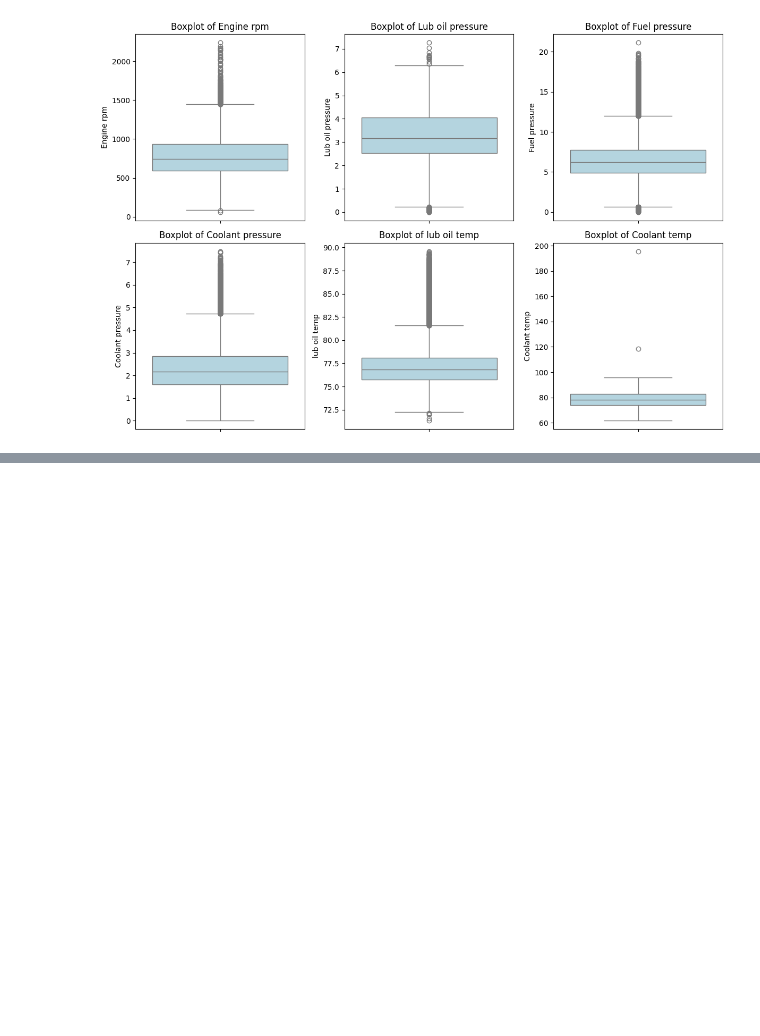
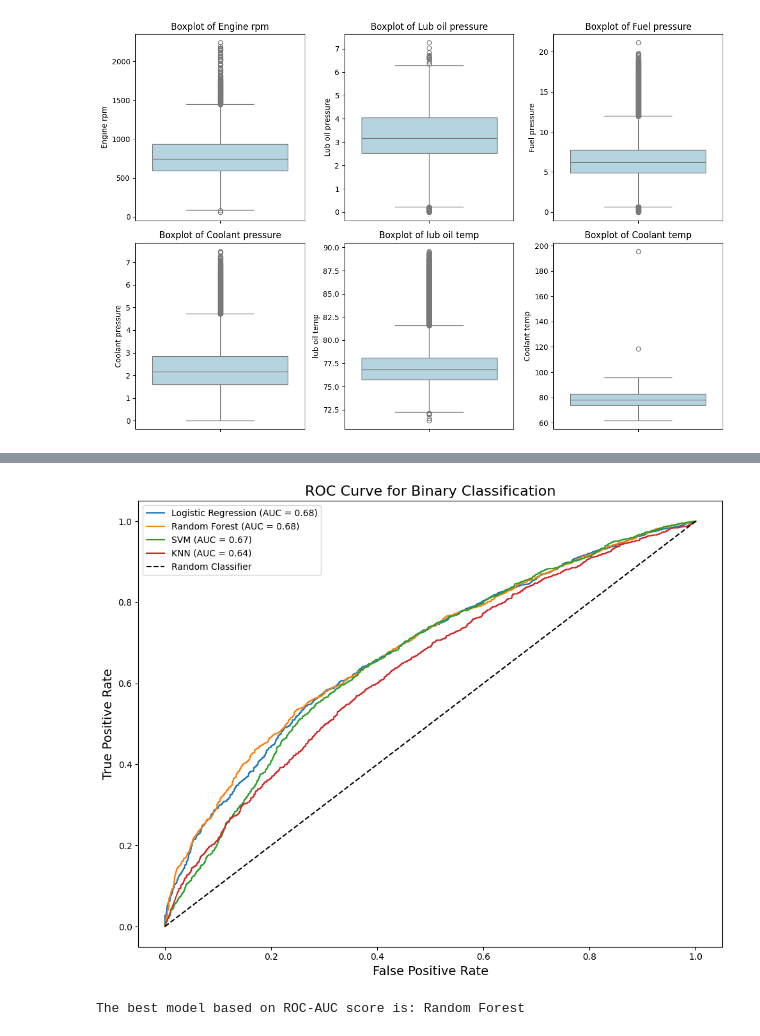
Before and after one commit to LokeshUpputri/Predictive-Maintenance-of-Automotive-Engines, a Jupyter notebook: Project_Automotive_Vehicle.ipynb, the cells around one changed output, grey strips where cells are left out. Cells and saved outputs as stored; diff of their text form; code cells hidden in the pictures; blank space fills up the shorter version.

```diff
--- a/Project_Automotive_Vehicle.ipynb
+++ b/Project_Automotive_Vehicle.ipynb
@@ -1118,0 +176,5 @@ If your objective involves precise numerical prediction, such as estimating comp
+# %%
+# Apply normalization/standardization
+scaler = StandardScaler()
+X_train = scaler.fit_transform(X_train)
+X_test = scaler.transform(X_test)
@@ -1118,0 +190,14 @@ If your objective involves precise numerical prediction, such as estimating comp
+# %%
+models = {
+    "Logistic Regression": LogisticRegression(),
+    "Random Forest": RandomForestClassifier(),
+    "SVM": SVC(),
+    "KNN": KNeighborsClassifier(n_neighbors=5)
+}
+
+for name, model in models.items():
+    model.fit(X_train, y_train)
+    y_pred = model.predict(X_test)
+
+    print(f"{name} Accuracy: {accuracy_score(y_test, y_pred):.2f}")
+    print(classification_report(y_test, y_pred))
@@ -1118,0 +314,35 @@ If your objective involves precise numerical prediction, such as estimating comp
+# %%
+# Prepare for plotting the ROC curves for all models
+plt.figure(figsize=(10, 8))
+
+# Store AUC scores for each model
+roc_auc_scores = {}
+
+# Loop through each model and plot its ROC curve
+for model_name, y_proba in y_probas.items():
+    fpr, tpr, _ = roc_curve(y_test, y_proba)
+    roc_auc = auc(fpr, tpr)
+    roc_auc_scores[model_name] = roc_auc  # Store AUC score
+    plt.plot(fpr, tpr, label=f"{model_name} (AUC = {roc_auc:.2f})")
+
+# Plot the diagonal line for a random classifier
+plt.plot([0, 1], [0, 1], "k--", label="Random Classifier")
+
+# Add title and labels
+plt.title("ROC Curve for Binary Classification", fontsize=16)
+plt.xlabel("False Positive Rate", fontsize=14)
+plt.ylabel("True Positive Rate", fontsize=14)
+
+# Add legend and show the plot
+plt.legend(loc="best")
+plt.tight_layout()
+plt.show()
+
+# Find the best model based on ROC-AUC score
+best_model = max(roc_auc_scores, key=roc_auc_scores.get)
+
+# Print the best model
+print(f"\nThe best model based on ROC-AUC score is: {best_model}")
+# %% [output]
+[figure, added]
+The best model based on ROC-AUC score is: Random Forest
```
Also changed, not shown: parts of 64 cells of this notebook.
